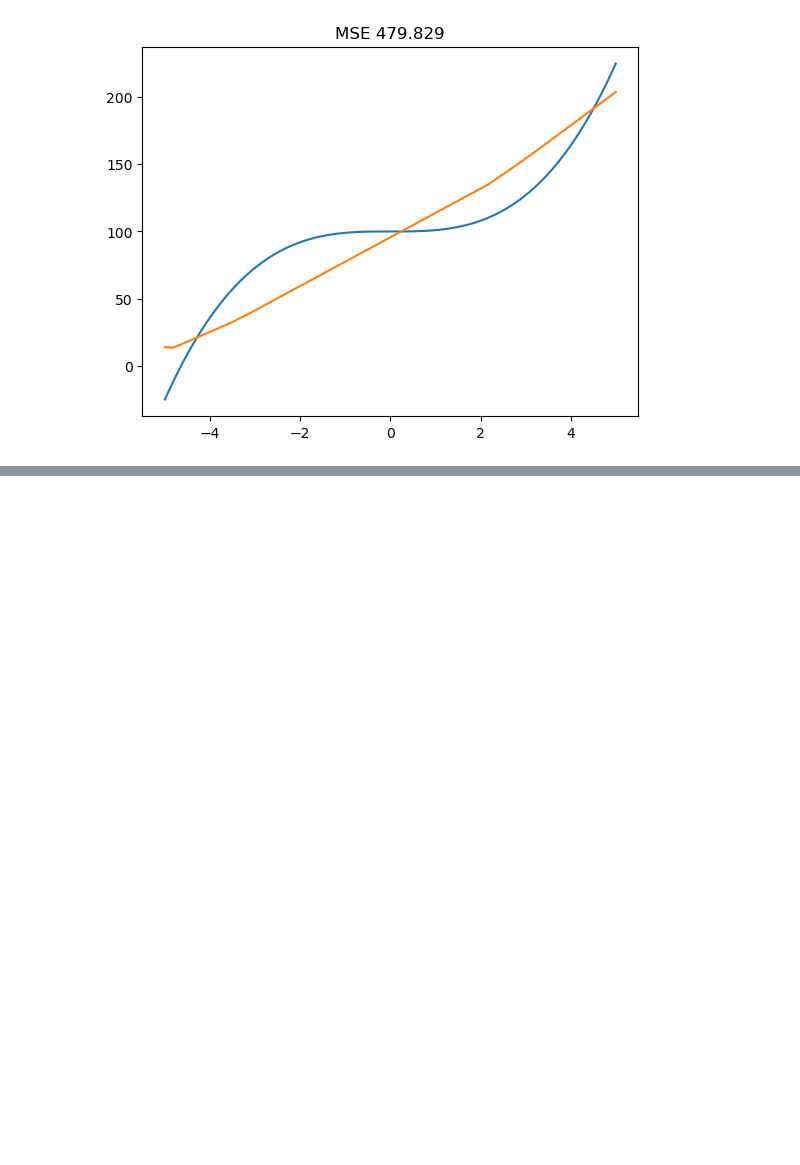
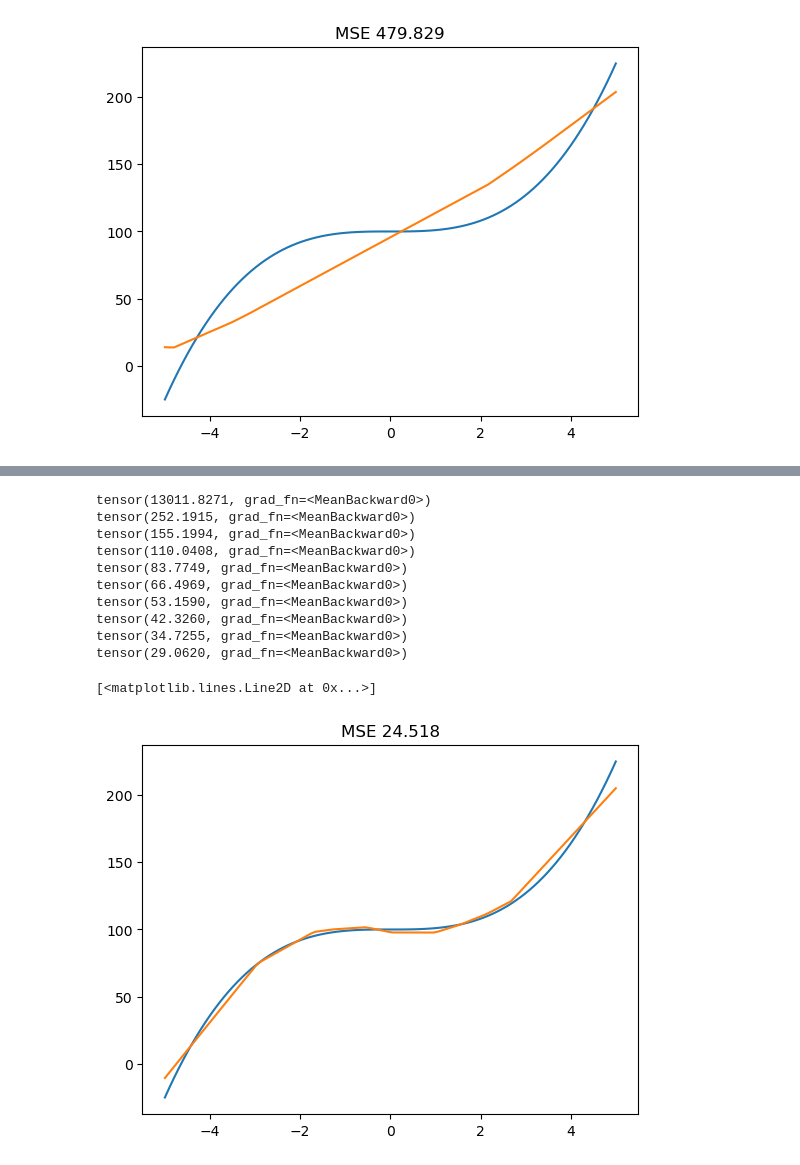
Before and after one commit to Daynil/course22, a Jupyter notebook: 04-experiments.ipynb, the cells around one changed output, grey strips where cells are left out. Drawn from its saved outputs; the diff is of its cells as text; code cells hidden in the pictures; blank space fills up the shorter version.

Commit message:
figured out relu negatives

```diff
--- a/04-experiments.ipynb
+++ b/04-experiments.ipynb
@@ -397,0 +402,18 @@ Rectified linears seem incapable of bending downward, so they can't approximate
+# %%
+from itertools import islice
+
+# https://docs.python.org/3/library/itertools.html#itertools.zip_longest
+def grouper(iterable, n, *, incomplete="fill", fillvalue=None):
+    "Collect data into non-overlapping fixed-length chunks or blocks"
+    # grouper('ABCDEFG', 3, fillvalue='x') --> ABC DEF Gxx
+    # grouper('ABCDEFG', 3, incomplete='strict') --> ABC DEF ValueError
+    # grouper('ABCDEFG', 3, incomplete='ignore') --> ABC DEF
+    args = [iter(iterable)] * n
+    if incomplete == "fill":
+        return zip_longest(*args, fillvalue=fillvalue)
+    if incomplete == "strict":
+        return zip(*args, strict=True)
+    if incomplete == "ignore":
+        return zip(*args)
+    else:
+        raise ValueError("Expected fill, strict, or ignore")
@@ -397,0 +466,27 @@ Rectified linears seem incapable of bending downward, so they can't approximate
+# %%
+x = torch.linspace(-5, 5, 100)
+# actual = torch.sigmoid(x)
+# actual = torch.sin(x)
+# actual = quadratic(x, torch.tensor([-3.0, 2.0, 1.0])) + 100
+actual = x**3 + 100
+
+loss_function = mean_squared_error
+prediction = train_model(x, actual, 20, mean_squared_error, 0.0001, 10000)
+# prediction = train_model(x, actual, loss_function, 0.01, 1000)
+
+plt.plot(x, actual)
+plt.title(f"MSE {round(loss_function(actual, prediction).item(), 3)}")
+plt.plot(x, prediction.detach().numpy())
+# %% [output]
+tensor(13011.8271, grad_fn=<MeanBackward0>)
+tensor(252.1915, grad_fn=<MeanBackward0>)
+tensor(155.1994, grad_fn=<MeanBackward0>)
+tensor(110.0408, grad_fn=<MeanBackward0>)
+tensor(83.7749, grad_fn=<MeanBackward0>)
+tensor(66.4969, grad_fn=<MeanBackward0>)
+tensor(53.1590, grad_fn=<MeanBackward0>)
+tensor(42.3260, grad_fn=<MeanBackward0>)
+tensor(34.7255, grad_fn=<MeanBackward0>)
+tensor(29.0620, grad_fn=<MeanBackward0>)
+[<matplotlib.lines.Line2D at 0x...>]
+[figure, added]
```
Also changed, not shown: parts of 4 cells of this notebook.
